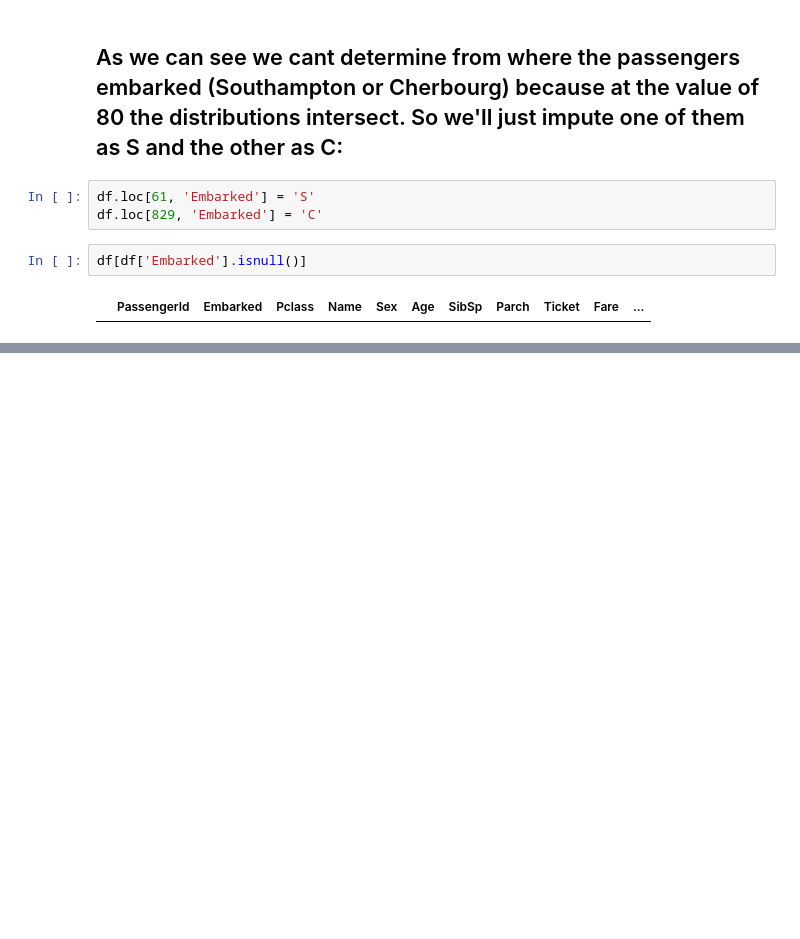
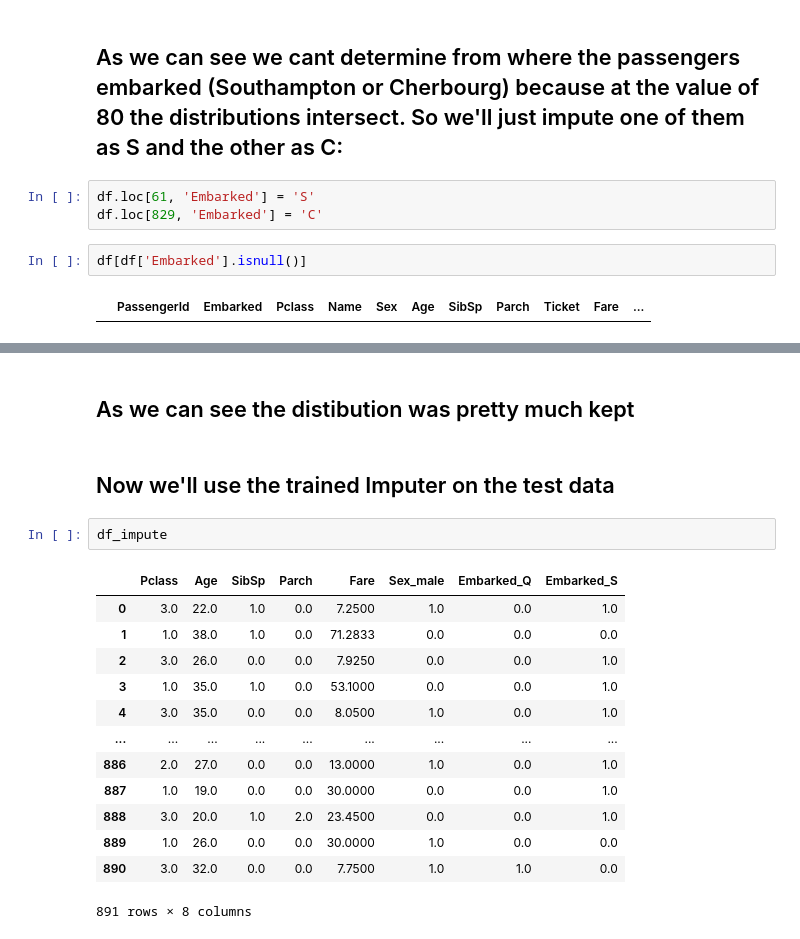
Before and after one commit to NirLalum/Titanic-ML-From-Disaster, a Jupyter notebook: Titanic.ipynb, the cells around one changed output, grey strips where cells are left out. Saved outputs shown, nothing was run; the diff lists cells and outputs as text; blank space fills up the shorter version.

```diff
--- a/Titanic.ipynb
+++ b/Titanic.ipynb
@@ -443,0 +542,20 @@ sns.kdeplot(data=df[df['Pclass']==3], x='Age')
+# %% [markdown]
+## As we can see the distibution was pretty much kept
+# %% [markdown]
+## Now we'll use the trained Imputer on the test data
+# %%
+df_impute
+# %% [output]
+|  | Pclass | Age | SibSp | Parch | Fare | Sex_male | Embarked_Q | Embarked_S |
+| 0 | 3.0 | 22.0 | 1.0 | 0.0 | 7.2500 | 1.0 | 0.0 | 1.0 |
+| 1 | 1.0 | 38.0 | 1.0 | 0.0 | 71.2833 | 0.0 | 0.0 | 0.0 |
+| 2 | 3.0 | 26.0 | 0.0 | 0.0 | 7.9250 | 0.0 | 0.0 | 1.0 |
+| 3 | 1.0 | 35.0 | 1.0 | 0.0 | 53.1000 | 0.0 | 0.0 | 1.0 |
+| 4 | 3.0 | 35.0 | 0.0 | 0.0 | 8.0500 | 1.0 | 0.0 | 1.0 |
+| ... | ... | ... | ... | ... | ... | ... | ... | ... |
+| 886 | 2.0 | 27.0 | 0.0 | 0.0 | 13.0000 | 1.0 | 0.0 | 1.0 |
+| 887 | 1.0 | 19.0 | 0.0 | 0.0 | 30.0000 | 0.0 | 0.0 | 1.0 |
+| 888 | 3.0 | 20.0 | 1.0 | 2.0 | 23.4500 | 0.0 | 0.0 | 1.0 |
+| 889 | 1.0 | 26.0 | 0.0 | 0.0 | 30.0000 | 1.0 | 0.0 | 0.0 |
+| 890 | 3.0 | 32.0 | 0.0 | 0.0 | 7.7500 | 1.0 | 1.0 | 0.0 |
+891 rows × 8 columns
```
Also changed, not shown: parts of 27 cells of this notebook.
